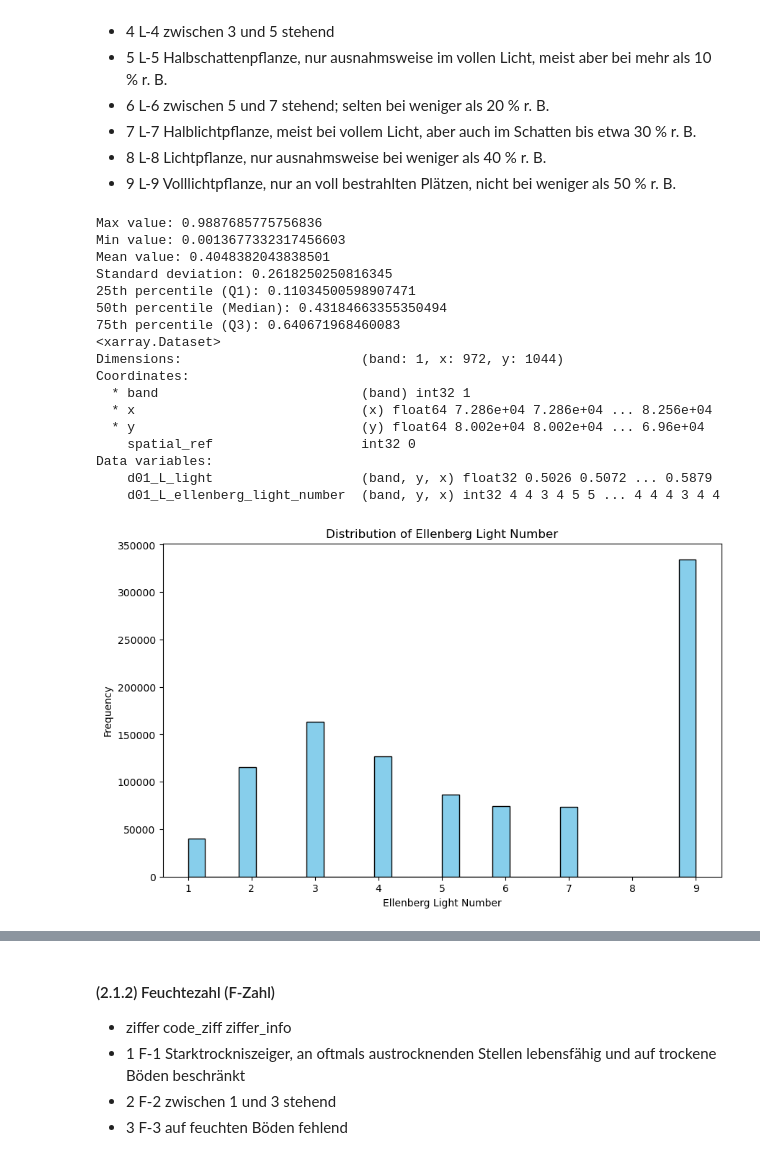
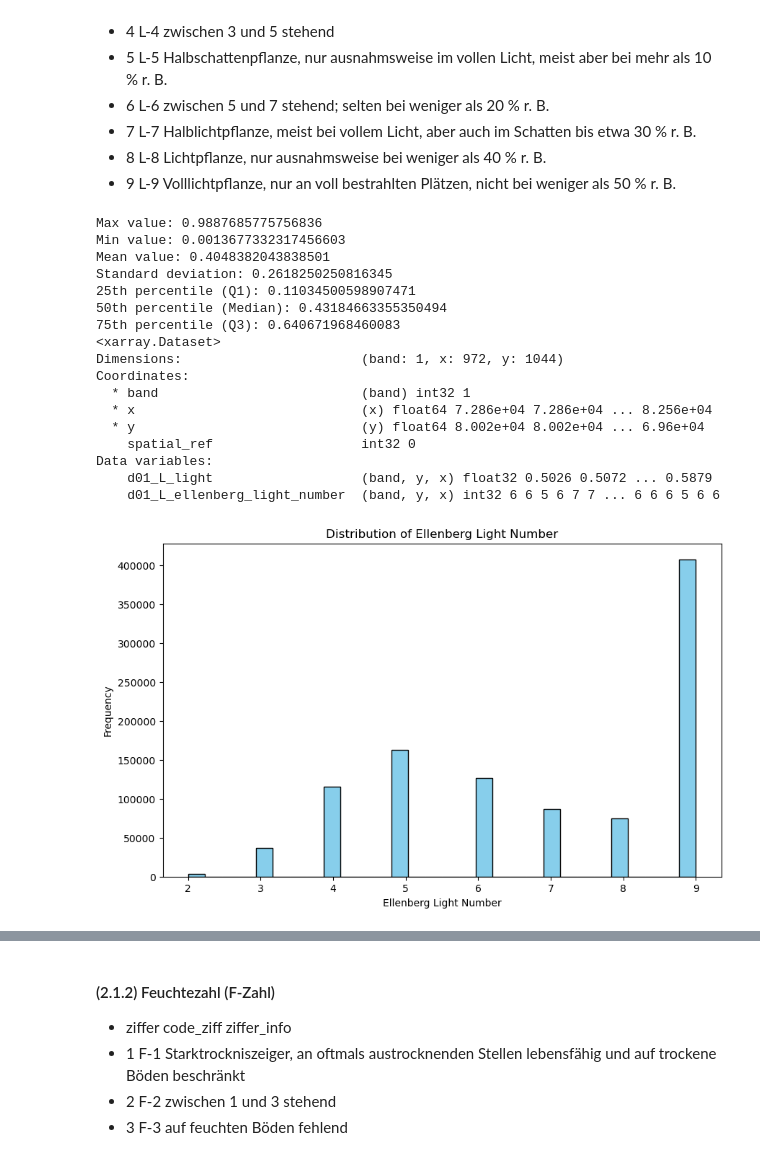
Before and after one commit to FAIRiCUBE/uc1-urban-climate, a Jupyter notebook: notebooks/dev/f07_neopythen/neopythen_ellenberg_map.ipynb, the cells around one changed output, grey strips where cells are left out. Saved outputs shown, nothing was run; the diff lists cells and outputs as text; code cells hidden in the pictures.

```diff
--- a/notebooks/dev/f07_neopythen/neopythen_ellenberg_map.ipynb
+++ b/notebooks/dev/f07_neopythen/neopythen_ellenberg_map.ipynb
@@ -306,17 +426,18 @@ print(f"75th percentile (Q3): {quantile_75}")
 
 # Applying the if-then query  0=light 1= dark raster pixel values
 # Manualy classification of shadow values into ellenberg light-classes:
+## realy dark 1 - not exists
 ds = cube_01_L
-new_data =          xr.where(ds['d01_L_light'] > 0.9, 1,  #
-                    xr.where(ds['d01_L_light'] > 0.8, 1,  #
-                    xr.where(ds['d01_L_light'] > 0.7, 2,  #
-                    xr.where(ds['d01_L_light'] > 0.6, 3,  #
-                    xr.where(ds['d01_L_light'] > 0.5, 4,  #
-                    xr.where(ds['d01_L_light'] > 0.4, 5,  #
-                    xr.where(ds['d01_L_light'] > 0.3, 6,  #
-                    xr.where(ds['d01_L_light'] > 0.2, 7,  #
+new_data =          xr.where(ds['d01_L_light'] > 0.9, 2,  # dark
+                    xr.where(ds['d01_L_light'] > 0.8, 3,  #
+                    xr.where(ds['d01_L_light'] > 0.7, 4,  #
+                    xr.where(ds['d01_L_light'] > 0.6, 5,  #
+                    xr.where(ds['d01_L_light'] > 0.5, 6,  #
+                    xr.where(ds['d01_L_light'] > 0.4, 7,  #
+                    xr.where(ds['d01_L_light'] > 0.3, 8,  #
+                    xr.where(ds['d01_L_light'] > 0.2, 9,  #
                     xr.where(ds['d01_L_light'] > 0.1, 9,  #
-                    xr.where(ds['d01_L_light']  > 0, 9,  #
+                    xr.where(ds['d01_L_light']  > 0, 9,  # bright
                              0)))))))))) # Else set to 0
 
 
@@ -344,32 +465,32 @@ plt.show()
 #cube_01_L['d01_L_ellenberg_light_number']
 
 # Plot the ellenberg_light_number data from cube_01_L
 plt.figure(figsize=(10, 8))
 cube_01_L['d01_L_ellenberg_light_number'].plot(cmap='viridis')  # You can change the colormap if needed
 
 # Add title and labels
 plt.title('Map of Ellenberg Light Number [9=shadow, 0=bright]')
 plt.xlabel('Longitude')
 plt.ylabel('Latitude')
 
 # Show the plot
 plt.show()
 # %% [output]
 Max value: 0.9887685775756836
 Min value: 0.0013677332317456603
 Mean value: 0.4048382043838501
 Standard deviation: 0.2618250250816345
 25th percentile (Q1): 0.11034500598907471
 50th percentile (Median): 0.43184663355350494
 75th percentile (Q3): 0.640671968460083
 <xarray.Dataset>
 Dimensions:                       (band: 1, x: 972, y: 1044)
 Coordinates:
   * band                          (band) int32 1
   * x                             (x) float64 7.286e+04 7.286e+04 ... 8.256e+04
   * y                             (y) float64 8.002e+04 8.002e+04 ... 6.96e+04
     spatial_ref                   int32 0
 Data variables:
     d01_L_light                   (band, y, x) float32 0.5026 0.5072 ... 0.5879
-    d01_L_ellenberg_light_number  (band, y, x) int32 4 4 3 4 5 5 ... 4 4 4 3 4 4
+    d01_L_ellenberg_light_number  (band, y, x) int32 6 6 5 6 7 7 ... 6 6 6 5 6 6
-[figure, old version]
+[figure, new version]
```
Also changed, not shown: parts of 25 cells of this notebook.
